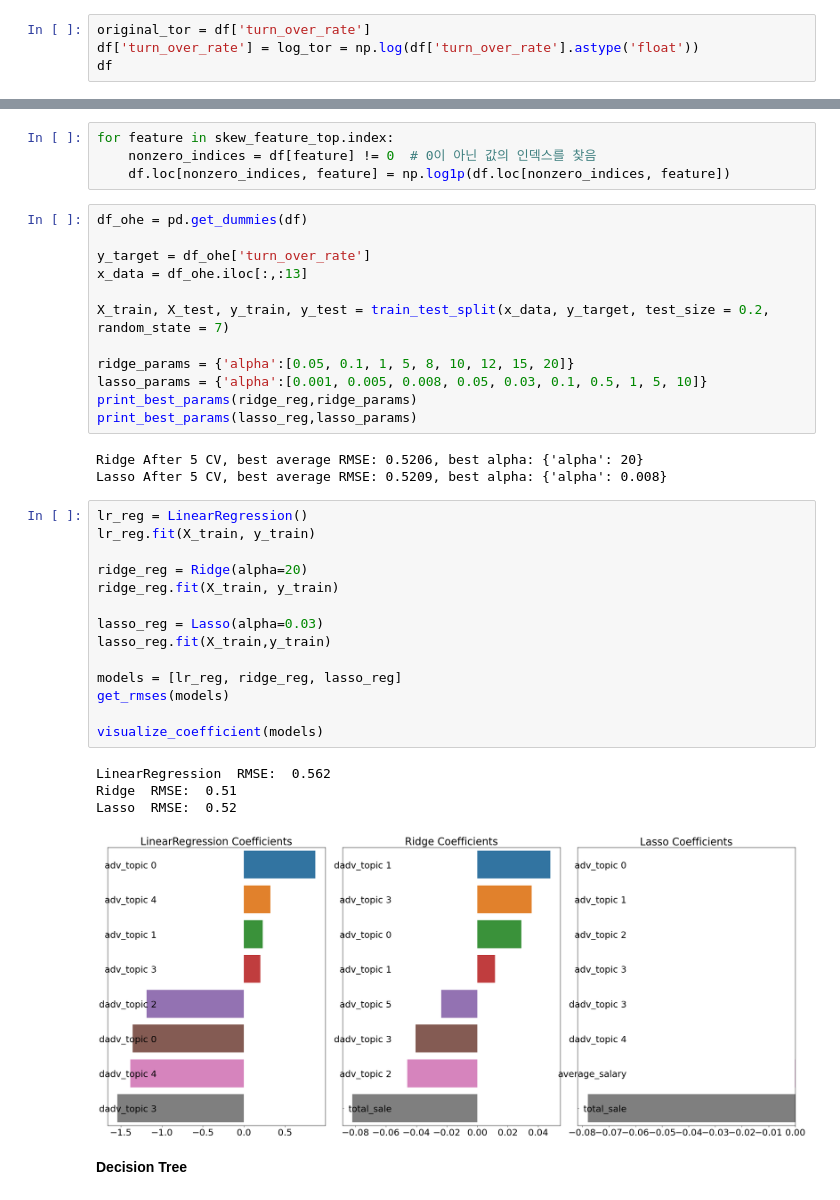
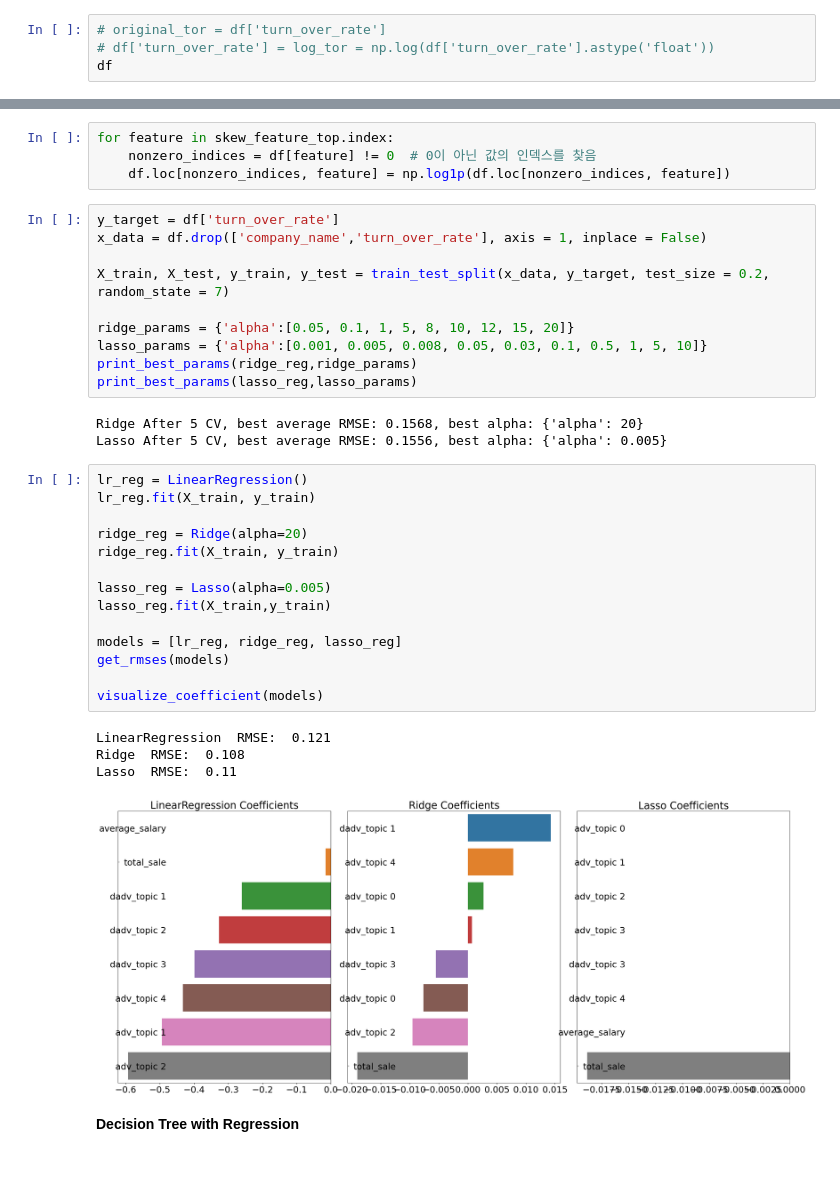
Before and after one commit to Sue-HyeongLee/SCAICO_turnover_rate, a Jupyter notebook: topic_modeling TOR_Calculate.ipynb, the cells around one changed output, grey strips where cells are left out. Saved outputs shown, nothing was run; the diff lists cells and outputs as text; blank space fills up the shorter version.

```diff
--- a/topic_modeling TOR_Calculate.ipynb
+++ b/topic_modeling TOR_Calculate.ipynb
@@ -110,8 +110,8 @@ plt.show()
 # %% [output]
 [figure]
 # %%
-original_tor = df['turn_over_rate']
-df['turn_over_rate'] = log_tor = np.log(df['turn_over_rate'].astype('float'))
+# original_tor = df['turn_over_rate']
+# df['turn_over_rate'] = log_tor = np.log(df['turn_over_rate'].astype('float'))
 df
 # %% [output]
 |  | company_name | adv_topic 0 | adv_topic 1 | adv_topic 2 | adv_topic 3 | adv_topic 4 | adv_topic 5 | ... |
@@ -287,10 +287,8 @@ for feature in skew_feature_top.index:
     nonzero_indices = df[feature] != 0  # 0이 아닌 값의 인덱스를 찾음
     df.loc[nonzero_indices, feature] = np.log1p(df.loc[nonzero_indices, feature])
 # %%
-df_ohe = pd.get_dummies(df)
-
-y_target = df_ohe['turn_over_rate']
-x_data = df_ohe.iloc[:,:13]
+y_target = df['turn_over_rate']
+x_data = df.drop(['company_name','turn_over_rate'], axis = 1, inplace = False)
 
 X_train, X_test, y_train, y_test = train_test_split(x_data, y_target, test_size = 0.2, random_state = 7)
 
@@ -299,26 +297,26 @@ lasso_params = {'alpha':[0.001, 0.005, 0.008, 0.05, 0.03, 0.1, 0.5, 1, 5, 10]}
 print_best_params(ridge_reg,ridge_params)
 print_best_params(lasso_reg,lasso_params)
 # %% [output]
-Ridge After 5 CV, best average RMSE: 0.5206, best alpha: {'alpha': 20}
-Lasso After 5 CV, best average RMSE: 0.5209, best alpha: {'alpha': 0.008}
+Ridge After 5 CV, best average RMSE: 0.1568, best alpha: {'alpha': 20}
+Lasso After 5 CV, best average RMSE: 0.1556, best alpha: {'alpha': 0.005}
 # %%
 lr_reg = LinearRegression()
 lr_reg.fit(X_train, y_train)
 
 ridge_reg = Ridge(alpha=20)
 ridge_reg.fit(X_train, y_train)
 
-lasso_reg = Lasso(alpha=0.03)
+lasso_reg = Lasso(alpha=0.005)
 lasso_reg.fit(X_train,y_train)
 
 models = [lr_reg, ridge_reg, lasso_reg]
 get_rmses(models)
 
 visualize_coefficient(models)
 # %% [output]
-LinearRegression  RMSE:  0.562
-Ridge  RMSE:  0.51
-Lasso  RMSE:  0.52
+LinearRegression  RMSE:  0.121
+Ridge  RMSE:  0.108
+Lasso  RMSE:  0.11
-[figure, old version]
+[figure, new version]
 # %% [markdown]
-**Decision Tree**
+**Decision Tree with Regression**
```
Also changed, not shown: parts of 24 cells of this notebook.
